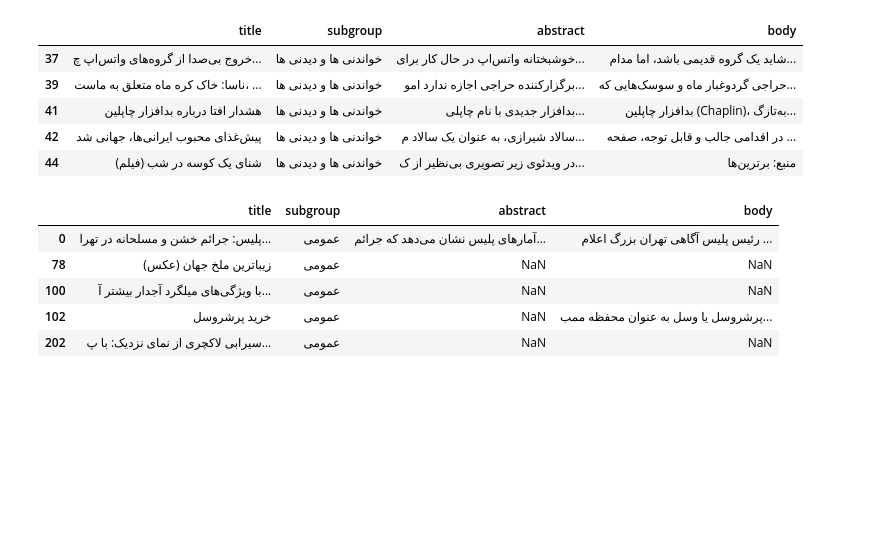
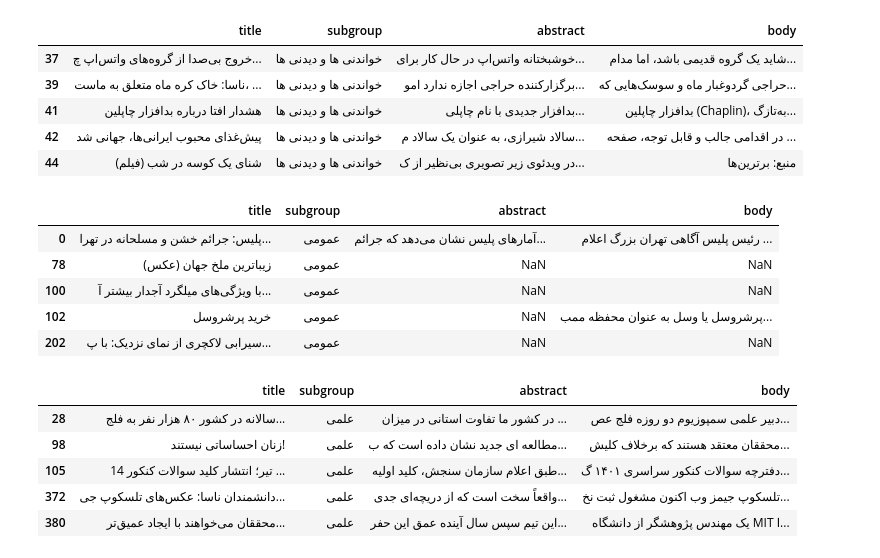
Before and after one commit to aliowx/data-analysis, a Jupyter notebook: text_processor.ipynb, the cells around one changed output. Cells and saved outputs as stored; diff of their text form; code cells hidden in the pictures; blank space fills up the shorter version.

Commit message:
feature: categorical the title part 2

```diff
--- a/text_processor.ipynb
+++ b/text_processor.ipynb
@@ -158,3 +158,14 @@ value_specific_general.head()
 | 202 | سیرابی لاکچری از نمای نزدیک: با پ... | عمومی | NaN | NaN |
 # %%
 value_specific_Technology_and_IT = df[df['subgroup']=='فناوری و IT ']
+# %%
+value_specific_scientific = df[df['subgroup']=='علمی']
+# %%
+value_specific_scientific.head()
+# %% [output]
+|  | title | subgroup | abstract | body |
+| 28 | سالانه در کشور ۸۰ هزار نفر به فلج... | علمی | در کشور ما تفاوت استانی در میزان ... | دبیر علمی سمپوزیوم دو روزه فلج عص... |
+| 98 | زنان احساساتی نیستند! | علمی | مطالعه ای جدید نشان داده است که ب... | محققان معتقد هستند که برخلاف کلیش... |
+| 105 | 14 تیر؛ انتشار کلید سوالات کنکور ... | علمی | طبق اعلام سازمان سنجش، کلید اولیه... | دفترچه سوالات کنکور سراسری ۱۴۰۱ گ... |
+| 372 | دانشمندان ناسا: عکس‌های تلسکوپ جی... | علمی | واقعاً سخت است که از دریچه‌ای جدی... | تلسکوپ جیمز وب اکنون مشغول ثبت نخ... |
+| 380 | محققان می‌خواهند با ایجاد عمیق‌تر... | علمی | این تیم سپس سال آینده عمق این حفر... | یک مهندس پژوهشگر از دانشگاه MIT ا... |
```
Also changed, not shown: parts of 20 cells of this notebook.
